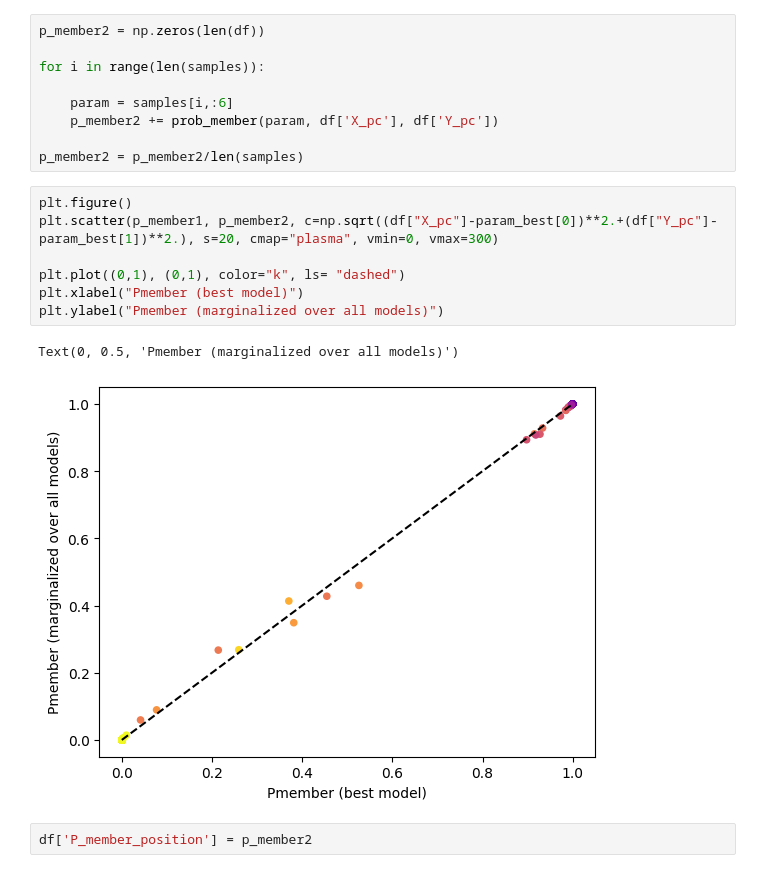
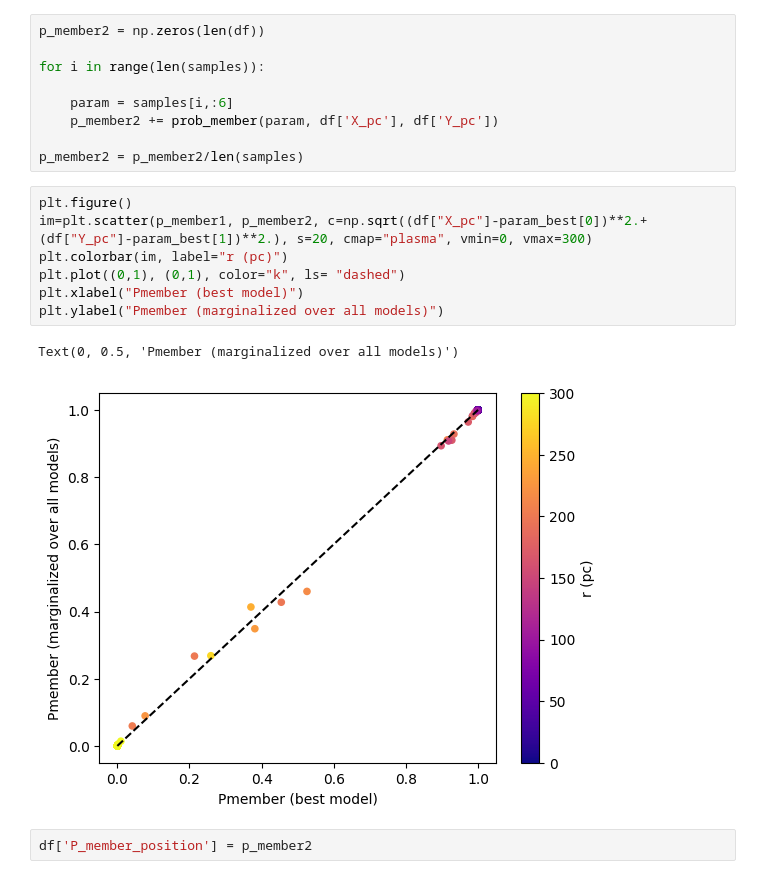
Before and after one commit to zyuan-astro/ss26, a Jupyter notebook: notebook/Week2-1:6D_MCMC_Dwarf02.ipynb, the cells around one changed output. Drawn from its saved outputs; the diff is of its cells as text.

```diff
--- a/notebook/Week2-1:6D_MCMC_Dwarf02.ipynb
+++ b/notebook/Week2-1:6D_MCMC_Dwarf02.ipynb
@@ -294,14 +294,14 @@ for i in range(len(samples)):
 p_member2 = p_member2/len(samples)
 # %%
 plt.figure()
-plt.scatter(p_member1, p_member2, c=np.sqrt((df["X_pc"]-param_best[0])**2.+(df["Y_pc"]-param_best[1])**2.), s=20, cmap="plasma", vmin=0, vmax=300)
-
+im=plt.scatter(p_member1, p_member2, c=np.sqrt((df["X_pc"]-param_best[0])**2.+(df["Y_pc"]-param_best[1])**2.), s=20, cmap="plasma", vmin=0, vmax=300)
+plt.colorbar(im, label="r (pc)")
 plt.plot((0,1), (0,1), color="k", ls= "dashed")
 plt.xlabel("Pmember (best model)")
 plt.ylabel("Pmember (marginalized over all models)")
 # %% [output]
 Text(0, 0.5, 'Pmember (marginalized over all models)')
-[figure, old version]
+[figure, new version]
 # %%
 df['P_member_position'] = p_member2
 # %%
```
